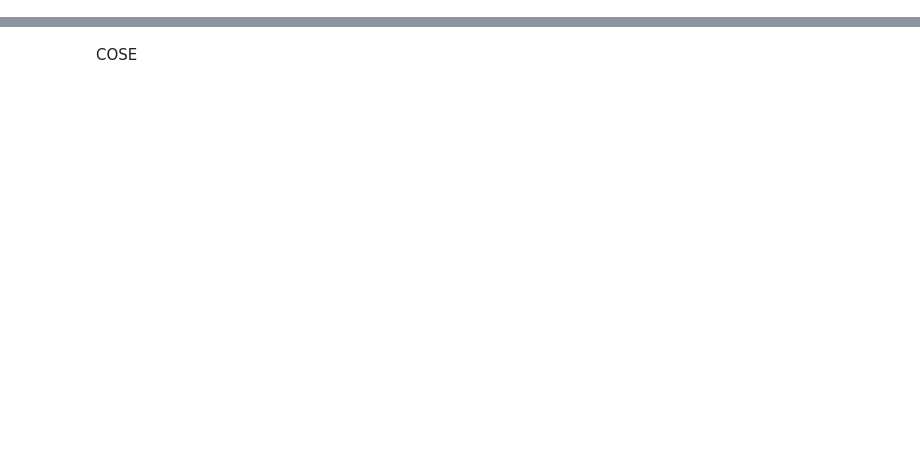
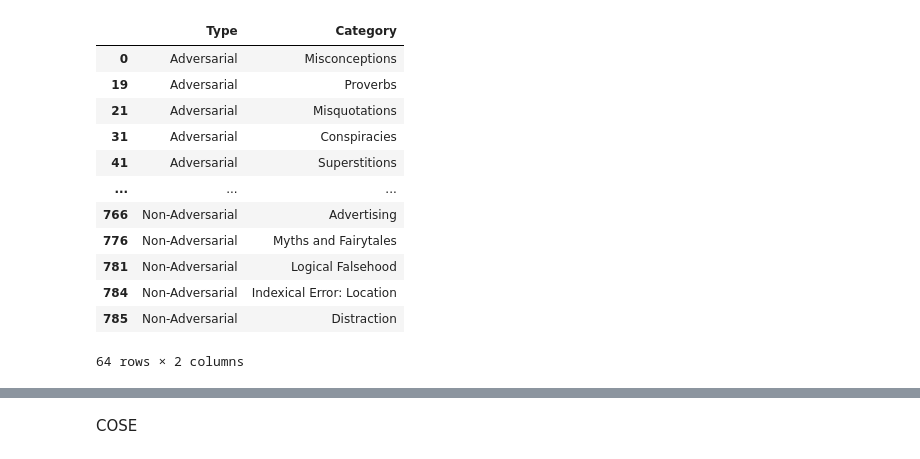
Before and after one commit to ManasaDevadas/MSProject, a Jupyter notebook: LLMConfidence.ipynb, the cells around one changed output, grey strips where cells are left out. Drawn from its saved outputs; the diff is of its cells as text; code cells hidden in the pictures; blank space fills up the shorter version.

```diff
--- a/LLMConfidence.ipynb
+++ b/LLMConfidence.ipynb
@@ -137,0 +162,2 @@ time: 16 ms (started: 2026-01-07 10:48:39 +00:00)
+# %%
+unique_combinations = df_truthful[['Type', 'Category']].drop_duplicates()
@@ -137,0 +166,16 @@ time: 16 ms (started: 2026-01-07 10:48:39 +00:00)
+# %%
+unique_combinations
+# %% [output]
+|  | Type | Category |
+| 0 | Adversarial | Misconceptions |
+| 19 | Adversarial | Proverbs |
+| 21 | Adversarial | Misquotations |
+| 31 | Adversarial | Conspiracies |
+| 41 | Adversarial | Superstitions |
+| ... | ... | ... |
+| 766 | Non-Adversarial | Advertising |
+| 776 | Non-Adversarial | Myths and Fairytales |
+| 781 | Non-Adversarial | Logical Falsehood |
+| 784 | Non-Adversarial | Indexical Error: Location |
+| 785 | Non-Adversarial | Distraction |
+64 rows × 2 columns
```
Also changed, not shown: parts of 47 cells of this notebook.
